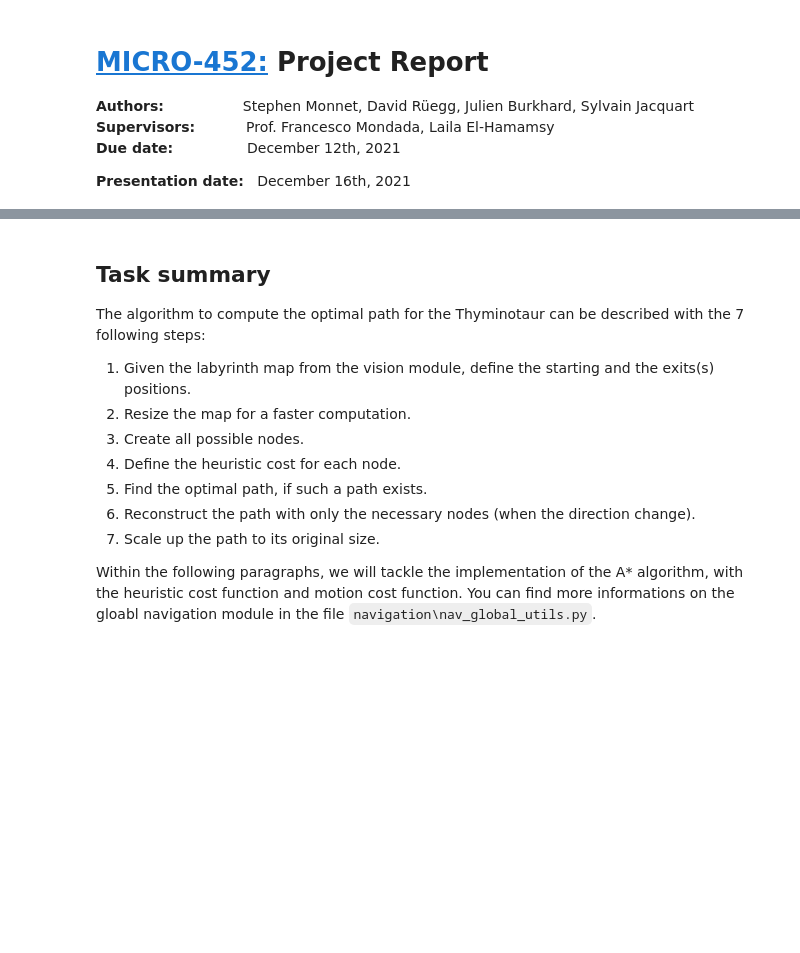
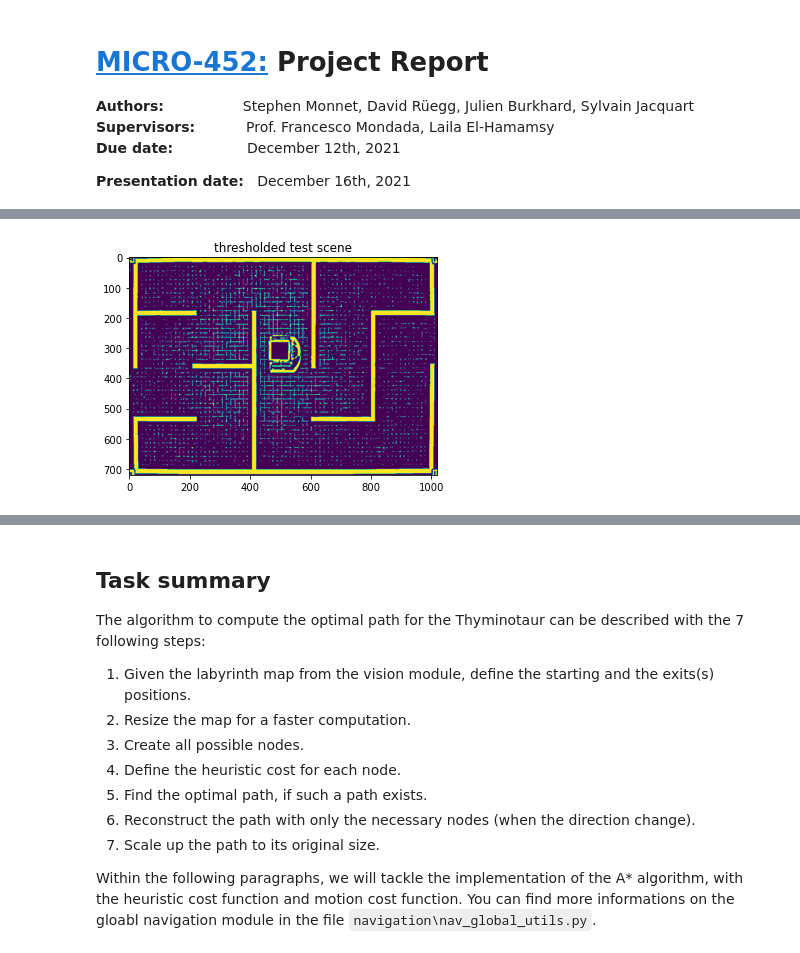
Before and after one commit to Thyminotaur/labyrinth-project, a Jupyter notebook: Thyminotaur - Escaping the maze Thymio project.ipynb, the cells around one changed output, grey strips where cells are left out. Cells and saved outputs as stored; diff of their text form; code cells hidden in the pictures; blank space fills up the shorter version.

```diff
--- a/Thyminotaur - Escaping the maze Thymio project.ipynb
+++ b/Thyminotaur - Escaping the maze Thymio project.ipynb
@@ -176,0 +221,23 @@ def get_z_offset(center):
+# %%
+def erase_aruco(img, detected):
+    (corners, _, _) = detected
+
+    if corners is not None:
+        for i in range(len(corners)):
+            c = np.int32(corners[i][0])
+
+            # Remove AruCo
+            cv.drawContours(img, [c], 0, 255, -1)
+
+thresholded = transformed.copy()
+detected = detect_aruco(thresholded)
+erase_aruco(thresholded, detected)
+
+# Threshold
+thresholded = cv.adaptiveThreshold(thresholded,255,cv.ADAPTIVE_THRESH_GAUSSIAN_C, cv.THRESH_BINARY_INV,31,2)
+
+plt.imshow(thresholded)
+plt.title('thresholded test scene')
+plt.show()
+# %% [output]
+[figure, added]
```
Also changed, not shown: parts of 38 cells of this notebook, 1 other file.
